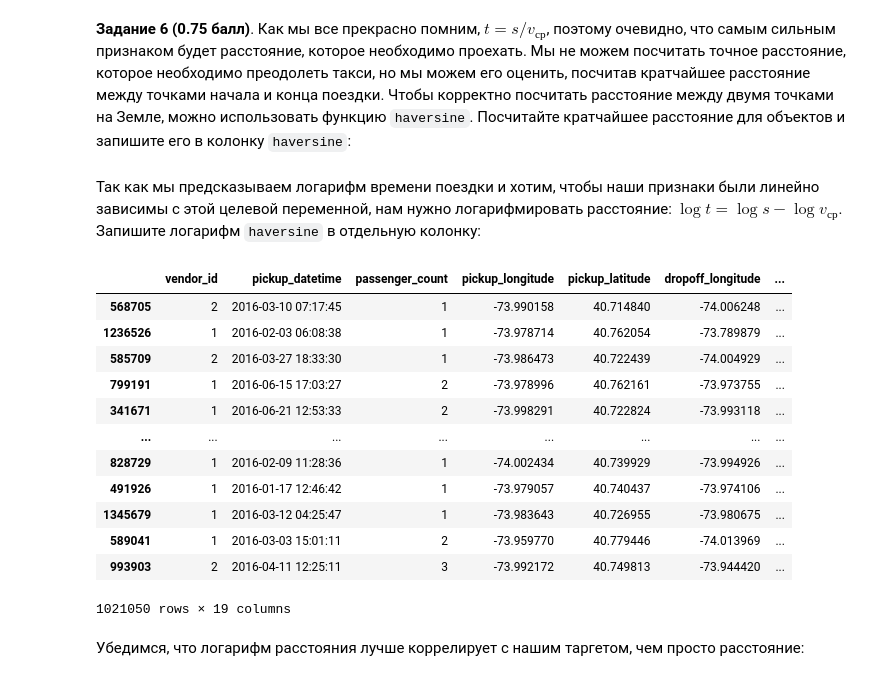
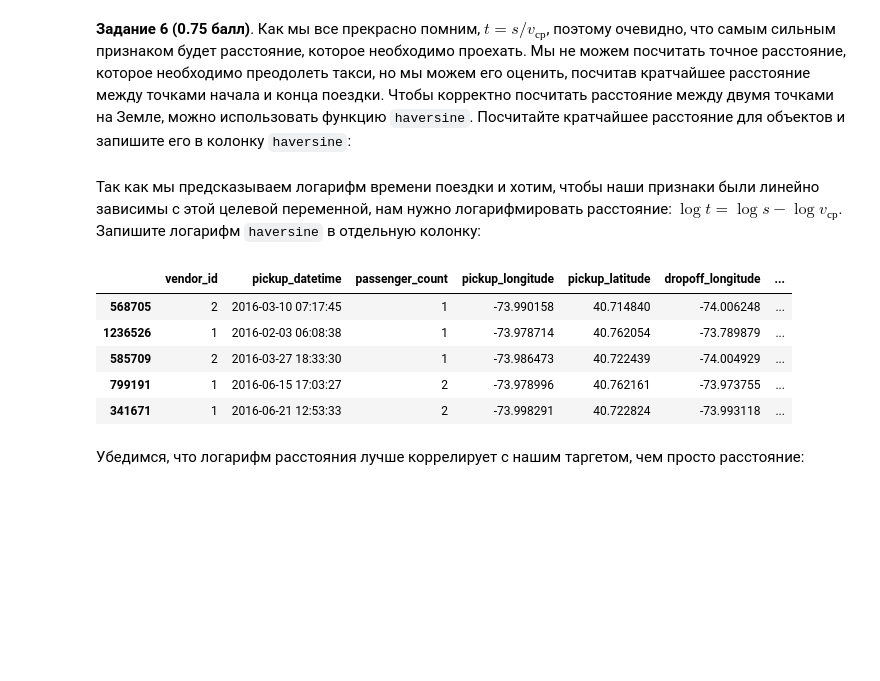
Before and after one commit to DataStas/cv_StanislavS, a Jupyter notebook: taxi/taxi.ipynb, the cells around one changed output. Drawn from its saved outputs; the diff is of its cells as text; code cells hidden in the pictures; blank space fills up the shorter version.

```diff
--- a/taxi/taxi.ipynb
+++ b/taxi/taxi.ipynb
@@ -192,8 +279,9 @@ sns.relplot( y=y_train, x=train['pickup_datetime'].dt.hour,kind="line"); #hour
 3. Час
 4. Является ли период аномальным (два бинарных признака, соответствующие двум аномальным периодам)
 5. Номер дня в году
+# %%
+df = pd.read_csv("../../data/taxi_train.csv")
 # %%
-df = pd.read_csv("/Users/Stanislav/Jupyter_Notebook/study/HSE/data/taxi_train.csv")
 df['pickup_datetime'] = pd.to_datetime(df['pickup_datetime'])
 df['log_trip_duration'] = np.log1p(df['trip_duration'])
 df['month']= df['pickup_datetime'].dt.month
@@ -310,27 +446,20 @@ def haversine_array(lat1, lng1, lat2, lng2):
     d = np.sin(lat * 0.5) ** 2 + np.cos(lat1) * np.cos(lat2) * np.sin(lng * 0.5) ** 2
     h = 2 * AVG_EARTH_RADIUS * np.arcsin(np.sqrt(d))
     return h
+# %% [markdown]
+Так как мы предсказываем логарифм времени поездки и хотим, чтобы наши признаки были линейно зависимы с этой целевой переменной, нам нужно логарифмировать расстояние: $\log t = \log s - \log{v_{\text{ср}}}$. Запишите логарифм `haversine` в отдельную колонку:
 # %%
 train['haversine'] = haversine_array(train['pickup_latitude'].values, train['pickup_longitude'].values, train['dropoff_latitude'].values, train['dropoff_longitude'].values)
-# %% [markdown]
-Так как мы предсказываем логарифм времени поездки и хотим, чтобы наши признаки были линейно зависимы с этой целевой переменной, нам нужно логарифмировать расстояние: $\log t = \log s - \log{v_{\text{ср}}}$. Запишите логарифм `haversine` в отдельную колонку:
 # %%
 train['log_haversine'] = np.log1p(train['haversine'])
-train
+train.head()
 # %% [output]
 |  | vendor_id | pickup_datetime | passenger_count | pickup_longitude | pickup_latitude | dropoff_longitude | ... |
 | 568705 | 2 | 2016-03-10 07:17:45 | 1 | -73.990158 | 40.714840 | -74.006248 | ... |
 | 1236526 | 1 | 2016-02-03 06:08:38 | 1 | -73.978714 | 40.762054 | -73.789879 | ... |
 | 585709 | 2 | 2016-03-27 18:33:30 | 1 | -73.986473 | 40.722439 | -74.004929 | ... |
 | 799191 | 1 | 2016-06-15 17:03:27 | 2 | -73.978996 | 40.762161 | -73.973755 | ... |
 | 341671 | 1 | 2016-06-21 12:53:33 | 2 | -73.998291 | 40.722824 | -73.993118 | ... |
-| ... | ... | ... | ... | ... | ... | ... | ... |
-| 828729 | 1 | 2016-02-09 11:28:36 | 1 | -74.002434 | 40.739929 | -73.994926 | ... |
-| 491926 | 1 | 2016-01-17 12:46:42 | 1 | -73.979057 | 40.740437 | -73.974106 | ... |
-| 1345679 | 1 | 2016-03-12 04:25:47 | 1 | -73.983643 | 40.726955 | -73.980675 | ... |
-| 589041 | 1 | 2016-03-03 15:01:11 | 2 | -73.959770 | 40.779446 | -74.013969 | ... |
-| 993903 | 2 | 2016-04-11 12:25:11 | 3 | -73.992172 | 40.749813 | -73.944420 | ... |
-1021050 rows × 19 columns
 # %% [markdown]
 Убедимся, что логарифм расстояния лучше коррелирует с нашим таргетом, чем просто расстояние:
 # %%
```
Also changed, not shown: parts of 44 cells of this notebook.
